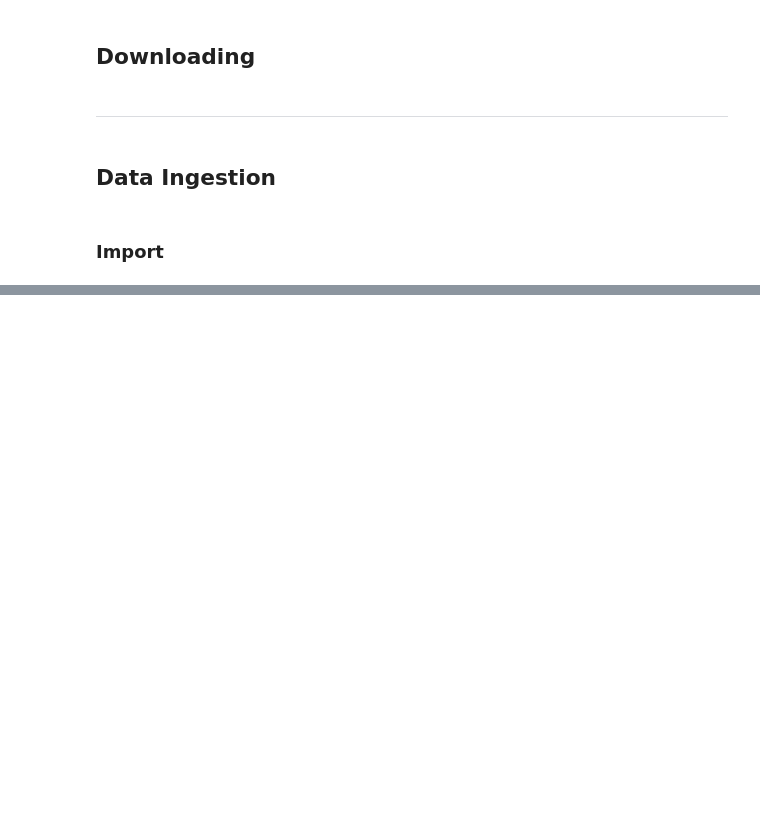
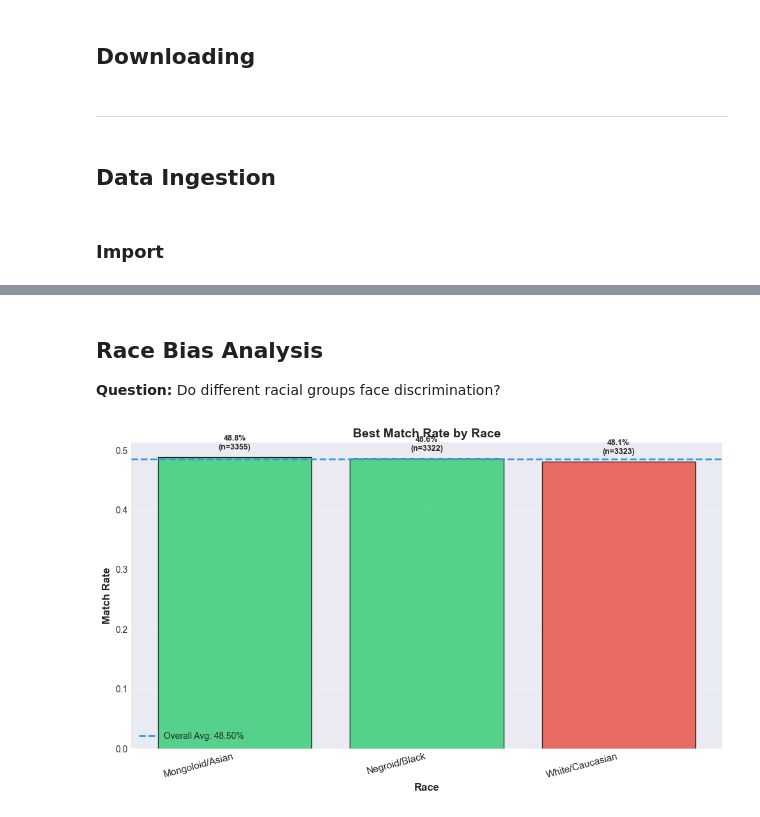
Before and after one commit to LouisDuv/ethical_AI_workflow, a Jupyter notebook: src/notebook.ipynb, the cells around one changed output, grey strips where cells are left out. Cells and saved outputs as stored; diff of their text form; code cells hidden in the pictures; blank space fills up the shorter version.

Commit message:
V0.1: Research bias analysis and create debiased dataset for fine-tuning

```diff
--- a/src/notebook.ipynb
+++ b/src/notebook.ipynb
@@ -62,0 +205,32 @@ display(df_init_proper)
+# %% [markdown]
+## Race Bias Analysis
+**Question:** Do different racial groups face discrimination?
+# %%
+def plot_race_bias(race_data: pd.DataFrame, overall_avg: float) -> None:
+    """Plot race bias bar chart."""
+    colors = ['#2ecc71' if x > overall_avg else '#e74c3c' for x in race_data['Match_Rate']]
+
+    fig, ax = plt.subplots(figsize=(10, 6))
+    bars = ax.bar(range(len(race_data)), race_data['Match_Rate'],
+                  color=colors, alpha=0.8, edgecolor='black')
+    ax.axhline(y=overall_avg, color='#3498db', linestyle='--', linewidth=2,
+               label=f'Overall Avg: {overall_avg:.2%}')
+    ax.set_xticks(range(len(race_data)))
+    ax.set_xticklabels(race_data.index, rotation=15, fontsize=11, ha='right')
+    ax.set_ylabel('Match Rate', fontsize=12, fontweight='bold')
+    ax.set_xlabel('Race', fontsize=12, fontweight='bold')
+    ax.set_title('Best Match Rate by Race', fontsize=14, fontweight='bold')
+    ax.legend(fontsize=10)
+    ax.grid(axis='y', alpha=0.3)
+
+    for i, (idx, row) in enumerate(race_data.iterrows()):
+        ax.text(i, row['Match_Rate'] + 0.01,
+                f"{row['Match_Rate']:.1%}\n(n={int(row['Total_Applicants'])})",
+                ha='center', va='bottom', fontsize=9, fontweight='bold')
+
+    plt.tight_layout()
+    plt.show()
+
+plot_race_bias(race_match, overall_avg)
+# %% [output]
+[figure, added]
```
Also changed, not shown: parts of 45 cells of this notebook.
